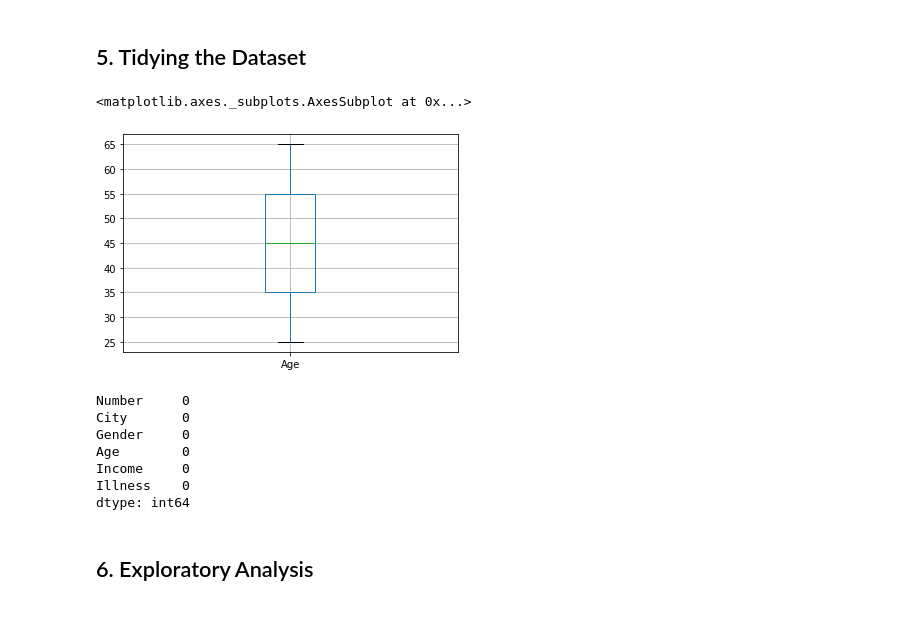
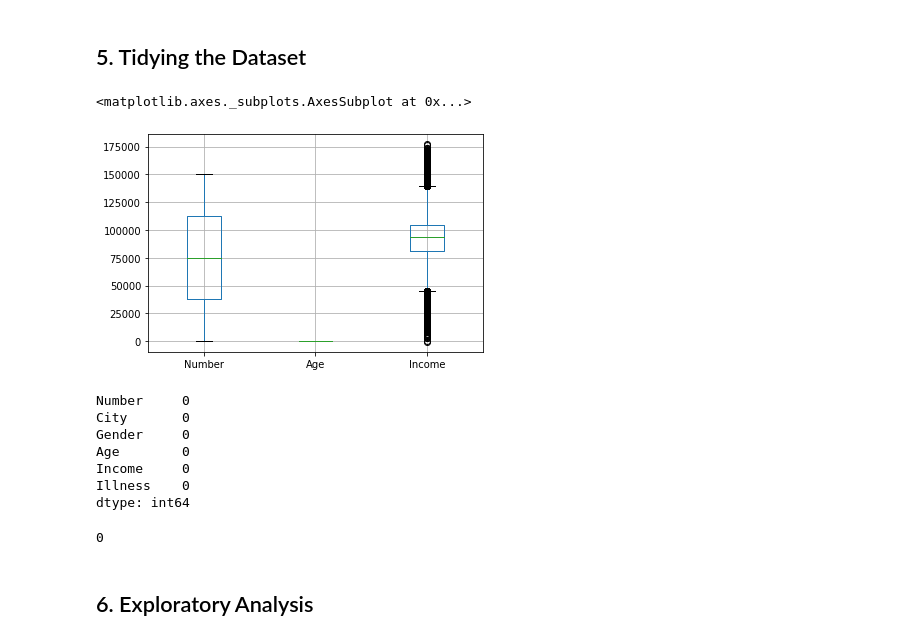
Before and after one commit to Ruoro/moringadescstats, a Jupyter notebook: Copy_of_Univariate_Analysis_Exploratory_Data_Analysis_(Exercise_1).ipynb, the cells around one changed output. Cells and saved outputs as stored; diff of their text form; code cells hidden in the pictures.

```diff
--- a/Copy_of_Univariate_Analysis_Exploratory_Data_Analysis_(Exercise_1).ipynb
+++ b/Copy_of_Univariate_Analysis_Exploratory_Data_Analysis_(Exercise_1).ipynb
@@ -79,14 +79,14 @@ An example would be suppose that you're working with a dataset on the population
 # %%
 import numpy as np
 import matplotlib.pyplot as plt
 import seaborn as sns
 # Checking for Outliers
 #
 # medical_cities_income_df
-medical_cities_income_df.boxplot(['Age'])
+medical_cities_income_df.boxplot()
 # %% [output]
 <matplotlib.axes._subplots.AxesSubplot at 0x...>
-[figure, old version]
+[figure, new version]
 # %%
 # Identifying the Missing Data
 #
@@ -105,6 +105,9 @@ dtype: int64
 # %%
 # More data cleaning procedures
 #
+medical_cities_income_df.duplicated().sum()
+# %% [output]
+0
 # %% [markdown]
 ## 6. Exploratory Analysis
 # %%
```
Also changed, not shown: parts of 11 cells of this notebook.
